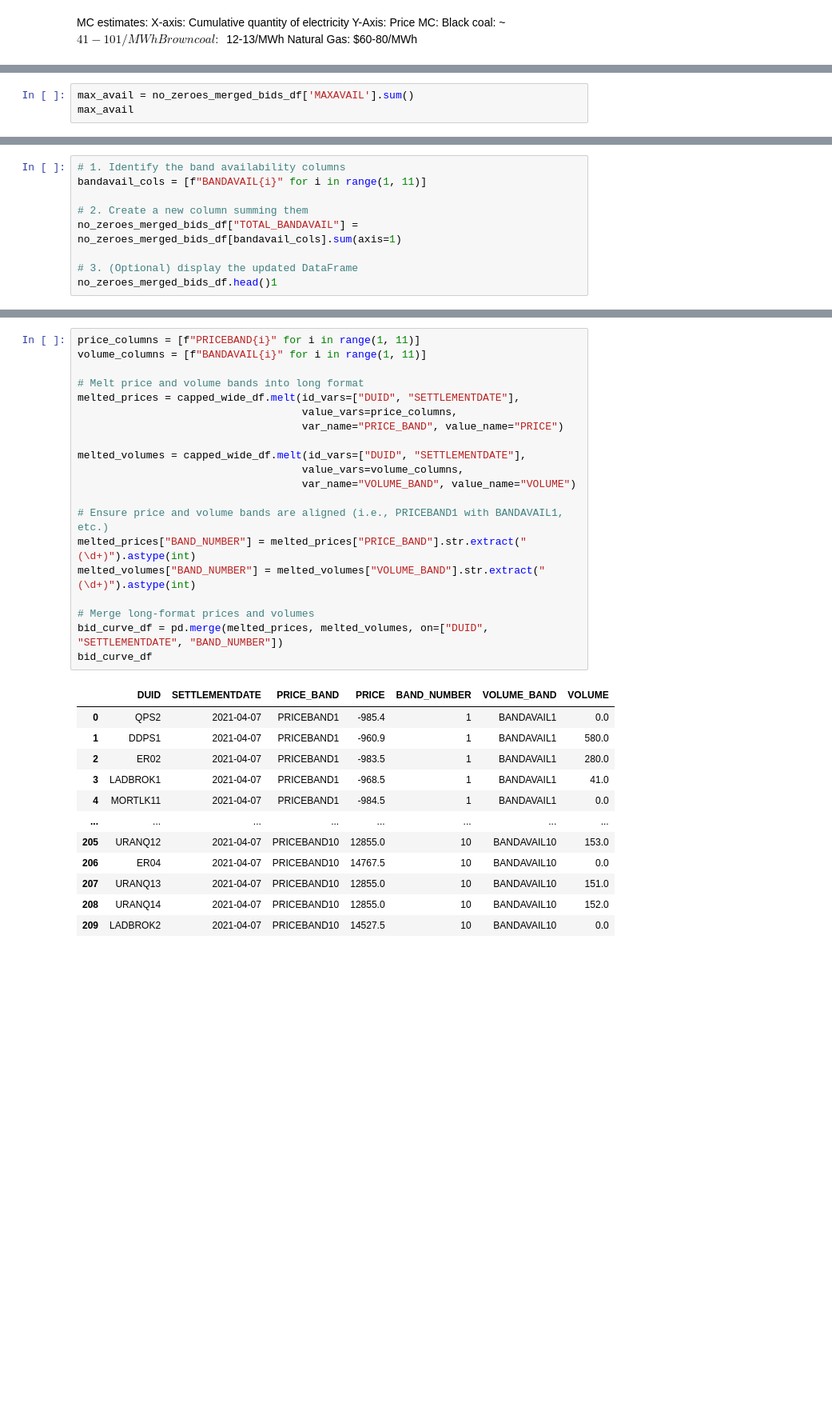
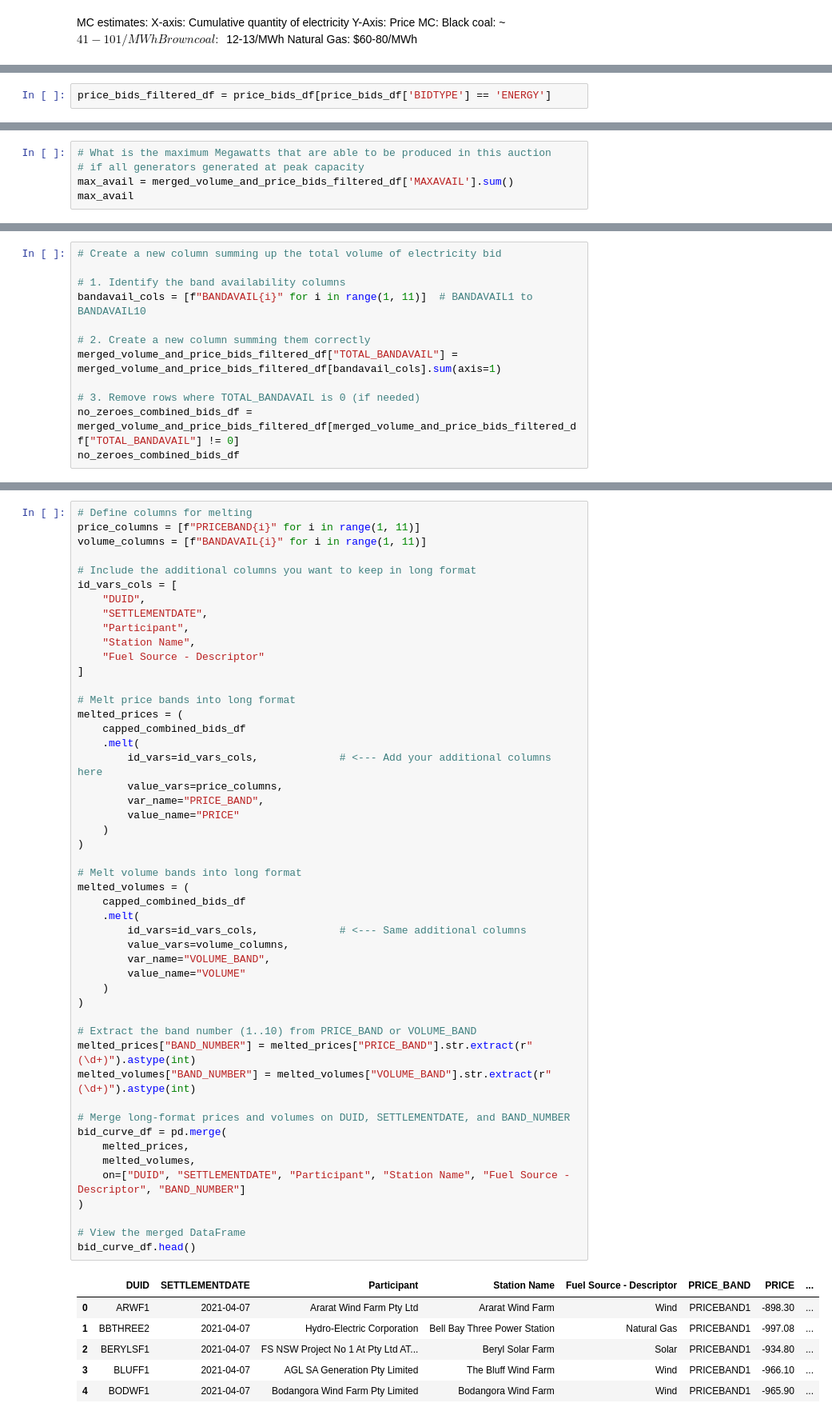
Before and after one commit to daniel-seymour/aus-electricity-auctions, a Jupyter notebook: data_analysis_code/marginal-cost-NEMO-calculations.ipynb, the cells around one changed output, grey strips where cells are left out. Shown at 80% size. Saved outputs shown, nothing was run; the diff lists cells and outputs as text; blank space fills up the shorter version.

```diff
--- a/data_analysis_code/marginal-cost-NEMO-calculations.ipynb
+++ b/data_analysis_code/marginal-cost-NEMO-calculations.ipynb
@@ -301,4 +307,6 @@ WARNING: {'DIRECTION'} not in /Volumes/T7/NEMO_data/PUBLIC_DVD_BIDDAYOFFER_D_202
 WARNING: {'DIRECTION'} not in /Volumes/T7/NEMO_data/PUBLIC_DVD_BIDDAYOFFER_D_20210408.feather. Loading ['SETTLEMENTDATE', 'DUID', 'BIDTYPE', 'OFFERDATE', 'VERSIONNO', 'PRICEBAND1', 'PRICEBAND2', 'PRIC ...
 WARNING: {'DIRECTION'} not in /Volumes/T7/NEMO_data/PUBLIC_DVD_BIDDAYOFFER_D_20210409.feather. Loading ['SETTLEMENTDATE', 'DUID', 'BIDTYPE', 'OFFERDATE', 'VERSIONNO', 'PRICEBAND1', 'PRICEBAND2', 'PRIC ...
 INFO: Returning BIDDAYOFFER_D.
+# %%
+price_bids_filtered_df = price_bids_df[price_bids_df['BIDTYPE'] == 'ENERGY']
 # %%
@@ -393,4 +365,6 @@ no_zeroes_merged_bids_df
 # %%
-max_avail = no_zeroes_merged_bids_df['MAXAVAIL'].sum()
+# What is the maximum Megawatts that are able to be produced in this auction
+# if all generators generated at peak capacity
+max_avail = merged_volume_and_price_bids_filtered_df['MAXAVAIL'].sum()
 max_avail
 # %% [output]
@@ -398,12 +379,15 @@ max_avail
 # %%
+# Create a new column summing up the total volume of electricity bid
+
 # 1. Identify the band availability columns
-bandavail_cols = [f"BANDAVAIL{i}" for i in range(1, 11)]
+bandavail_cols = [f"BANDAVAIL{i}" for i in range(1, 11)]  # BANDAVAIL1 to BANDAVAIL10
 
-# 2. Create a new column summing them
-no_zeroes_merged_bids_df["TOTAL_BANDAVAIL"] = no_zeroes_merged_bids_df[bandavail_cols].sum(axis=1)
+# 2. Create a new column summing them correctly
+merged_volume_and_price_bids_filtered_df["TOTAL_BANDAVAIL"] = merged_volume_and_price_bids_filtered_df[bandavail_cols].sum(axis=1)
 
-# 3. (Optional) display the updated DataFrame
-no_zeroes_merged_bids_df.head()1
+# 3. Remove rows where TOTAL_BANDAVAIL is 0 (if needed)
+no_zeroes_combined_bids_df = merged_volume_and_price_bids_filtered_df[merged_volume_and_price_bids_filtered_df["TOTAL_BANDAVAIL"] != 0]
+no_zeroes_combined_bids_df
 # %% [output]
 A value is trying to be set on a copy of a slice from a DataFrame.
 Try using .loc[row_indexer,col_indexer] = value instead
@@ -667,33 +504,56 @@ with pd.option_context('display.max_rows', None):
 # %%
+# Define columns for melting
 price_columns = [f"PRICEBAND{i}" for i in range(1, 11)]
 volume_columns = [f"BANDAVAIL{i}" for i in range(1, 11)]
 
-# Melt price and volume bands into long format
-melted_prices = capped_wide_df.melt(id_vars=["DUID", "SETTLEMENTDATE"],
-                                    value_vars=price_columns,
-                                    var_name="PRICE_BAND", value_name="PRICE")
+# Include the additional columns you want to keep in long format
+id_vars_cols = [
+    "DUID",
+    "SETTLEMENTDATE",
+    "Participant",
+    "Station Name",
+    "Fuel Source - Descriptor"
+]
 
-melted_volumes = capped_wide_df.melt(id_vars=["DUID", "SETTLEMENTDATE"],
-                                    value_vars=volume_columns,
-                                    var_name="VOLUME_BAND", value_name="VOLUME")
+# Melt price bands into long format
+melted_prices = (
+    capped_combined_bids_df
+    .melt(
+        id_vars=id_vars_cols,             # <--- Add your additional columns here
+        value_vars=price_columns,
+        var_name="PRICE_BAND",
+        value_name="PRICE"
+    )
+)
 
-# Ensure price and volume bands are aligned (i.e., PRICEBAND1 with BANDAVAIL1, etc.)
-melted_prices["BAND_NUMBER"] = melted_prices["PRICE_BAND"].str.extract("(\d+)").astype(int)
-melted_volumes["BAND_NUMBER"] = melted_volumes["VOLUME_BAND"].str.extract("(\d+)").astype(int)
+# Melt volume bands into long format
+melted_volumes = (
+    capped_combined_bids_df
+    .melt(
+        id_vars=id_vars_cols,             # <--- Same additional columns
+        value_vars=volume_columns,
+        var_name="VOLUME_BAND",
+        value_name="VOLUME"
+    )
+)
 
-# Merge long-format prices and volumes
-bid_curve_df = pd.merge(melted_prices, melted_volumes, on=["DUID", "SETTLEMENTDATE", "BAND_NUMBER"])
-bid_curve_df
+# Extract the band number (1..10) from PRICE_BAND or VOLUME_BAND
+melted_prices["BAND_NUMBER"] = melted_prices["PRICE_BAND"].str.extract(r"(\d+)").astype(int)
+melted_volumes["BAND_NUMBER"] = melted_volumes["VOLUME_BAND"].str.extract(r"(\d+)").astype(int)
+
+# Merge long-format prices and volumes on DUID, SETTLEMENTDATE, and BAND_NUMBER
+bid_curve_df = pd.merge(
+    melted_prices,
+    melted_volumes,
+    on=["DUID", "SETTLEMENTDATE", "Participant", "Station Name", "Fuel Source - Descriptor", "BAND_NUMBER"]
+)
+
+# View the merged DataFrame
+bid_curve_df.head()
 # %% [output]
-|  | DUID | SETTLEMENTDATE | PRICE_BAND | PRICE | BAND_NUMBER | VOLUME_BAND | VOLUME |
-| 0 | QPS2 | 2021-04-07 | PRICEBAND1 | -985.4 | 1 | BANDAVAIL1 | 0.0 |
-| 1 | DDPS1 | 2021-04-07 | PRICEBAND1 | -960.9 | 1 | BANDAVAIL1 | 580.0 |
-| 2 | ER02 | 2021-04-07 | PRICEBAND1 | -983.5 | 1 | BANDAVAIL1 | 280.0 |
-| 3 | LADBROK1 | 2021-04-07 | PRICEBAND1 | -968.5 | 1 | BANDAVAIL1 | 41.0 |
-| 4 | MORTLK11 | 2021-04-07 | PRICEBAND1 | -984.5 | 1 | BANDAVAIL1 | 0.0 |
-| ... | ... | ... | ... | ... | ... | ... | ... |
-| 205 | URANQ12 | 2021-04-07 | PRICEBAND10 | 12855.0 | 10 | BANDAVAIL10 | 153.0 |
-| 206 | ER04 | 2021-04-07 | PRICEBAND10 | 14767.5 | 10 | BANDAVAIL10 | 0.0 |
-| 207 | URANQ13 | 2021-04-07 | PRICEBAND10 | 12855.0 | 10 | BANDAVAIL10 | 151.0 |
-| 208 | URANQ14 | 2021-04-07 | PRICEBAND10 | 12855.0 | 10 | BANDAVAIL10 | 152.0 |
-| 209 | LADBROK2 | 2021-04-07 | PRICEBAND10 | 14527.5 | 10 | BANDAVAIL10 | 0.0 |
+|  | DUID | SETTLEMENTDATE | Participant | Station Name | Fuel Source - Descriptor | PRICE_BAND | PRICE | ... |
+| 0 | ARWF1 | 2021-04-07 | Ararat Wind Farm Pty Ltd | Ararat Wind Farm | Wind | PRICEBAND1 | -898.30 | ... |
+| 1 | BBTHREE2 | 2021-04-07 | Hydro-Electric Corporation | Bell Bay Three Power Station | Natural Gas | PRICEBAND1 | -997.08 | ... |
+| 2 | BERYLSF1 | 2021-04-07 | FS NSW Project No 1 At Pty Ltd AT... | Beryl Solar Farm | Solar | PRICEBAND1 | -934.80 | ... |
+| 3 | BLUFF1 | 2021-04-07 | AGL SA Generation Pty Limited | The Bluff Wind Farm | Wind | PRICEBAND1 | -966.10 | ... |
+| 4 | BODWF1 | 2021-04-07 | Bodangora Wind Farm Pty Limited | Bodangora Wind Farm | Wind | PRICEBAND1 | -965.90 | ... |
```
Also changed, not shown: parts of 72 cells of this notebook.
